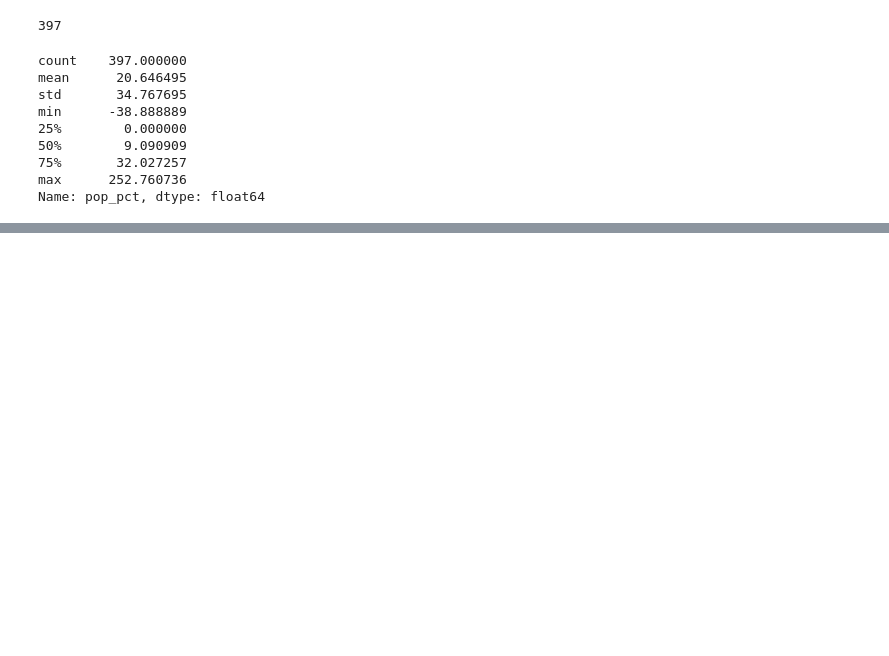
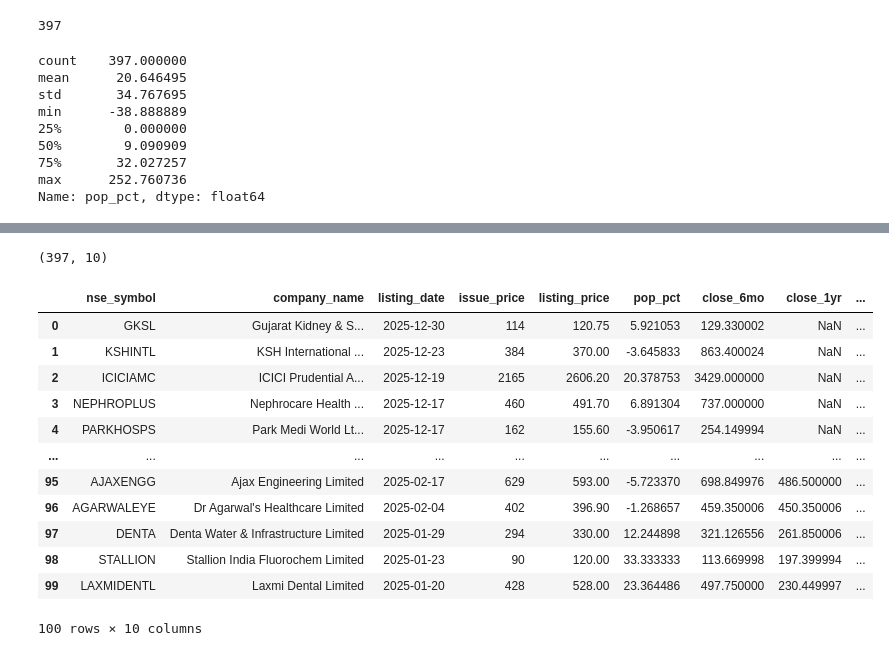
Before and after one commit to sajalmundra/nse-ipo-cohort-analysis, a Jupyter notebook: notebooks/03_sql_return_calculations.ipynb, the cells around one changed output, grey strips where cells are left out. Saved outputs shown, nothing was run; the diff lists cells and outputs as text; code cells hidden in the pictures; blank space fills up the shorter version.

```diff
--- a/notebooks/03_sql_return_calculations.ipynb
+++ b/notebooks/03_sql_return_calculations.ipynb
@@ -13,3 +14,23 @@ print(nifty50.shape)
 (397, 10)
 (305199, 3)
 (2090, 2)
+# %%
+#fix no.1 Premier Energies had wrong NSE symbol, so manual override
+ipo_clean.loc[ipo_clean['company_name'] == 'Premier Energies Limited', 'nse_symbol'] = 'PREMIERENE'
+
+ticker_obj = yf.Ticker('PREMIERENE.NS')
+hist = ticker_obj.history(start='2024-09-03', end='2026-06-30', auto_adjust=True)
+hist = hist.reset_index()
+hist['nse_symbol'] = 'PREMIERENE'
+
+hist['Date'] = hist['Date'].astype(str)
+
+price_history = price_history[price_history['nse_symbol'] != 'PREMIER']
+price_history = pd.concat([price_history,hist[['nse_symbol','Date','Close']]], ignore_index = True)
+# %%
+#fix 2 Protean eGov's listing_date was BSE's date, not NSE's actual first trading date
+protean_first_date = price_history[price_history['nse_symbol'] == 'PROTEAN']['Date'].min()
+ipo_clean.loc[ipo_clean['company_name'].str.contains('Protean', na=False), 'listing_date'] = protean_first_date
+
+print(price_history[price_history['nse_symbol'] == 'PREMIERENE'].shape)
+print(protean_first_date)
@@ -78,0 +151,8 @@ Name: pop_pct, dtype: float64
+# %%
+periods = [(182, '6mo'), (365, '1yr'), (730, '2yr'), (1095, '3yr')]
+results = {}
+
+for day_offset,period in periods:
+    print(f"Running {period}-")
+    results[period] = get_forward_prices(day_offset,period)
+    print(f"Done:{results[period].shape}")
@@ -78,0 +168,25 @@ Name: pop_pct, dtype: float64
+# %%
+master = ipo_clean[['nse_symbol','company_name','listing_date', 'issue_price', 'listing_price', 'pop_pct']].copy()
+
+for period in ['6mo','1yr','2yr','3yr']:
+    price_col = f'close_{period}'
+    merge_cols =['nse_symbol',price_col]
+    master = master.merge(results[period][merge_cols], on ='nse_symbol', how ='left')
+
+print(master.shape)
+master.head(100)
+# %% [output]
+(397, 10)
+|  | nse_symbol | company_name | listing_date | issue_price | listing_price | pop_pct | close_6mo | close_1yr | ... |
+| 0 | GKSL | Gujarat Kidney & S... | 2025-12-30 | 114 | 120.75 | 5.921053 | 129.330002 | NaN | ... |
+| 1 | KSHINTL | KSH International ... | 2025-12-23 | 384 | 370.00 | -3.645833 | 863.400024 | NaN | ... |
+| 2 | ICICIAMC | ICICI Prudential A... | 2025-12-19 | 2165 | 2606.20 | 20.378753 | 3429.000000 | NaN | ... |
+| 3 | NEPHROPLUS | Nephrocare Health ... | 2025-12-17 | 460 | 491.70 | 6.891304 | 737.000000 | NaN | ... |
+| 4 | PARKHOSPS | Park Medi World Lt... | 2025-12-17 | 162 | 155.60 | -3.950617 | 254.149994 | NaN | ... |
+| ... | ... | ... | ... | ... | ... | ... | ... | ... | ... |
+| 95 | AJAXENGG | Ajax Engineering Limited | 2025-02-17 | 629 | 593.00 | -5.723370 | 698.849976 | 486.500000 | ... |
+| 96 | AGARWALEYE | Dr Agarwal's Healthcare Limited | 2025-02-04 | 402 | 396.90 | -1.268657 | 459.350006 | 450.350006 | ... |
+| 97 | DENTA | Denta Water & Infrastructure Limited | 2025-01-29 | 294 | 330.00 | 12.244898 | 321.126556 | 261.850006 | ... |
+| 98 | STALLION | Stallion India Fluorochem Limited | 2025-01-23 | 90 | 120.00 | 33.333333 | 113.669998 | 197.399994 | ... |
+| 99 | LAXMIDENTL | Laxmi Dental Limited | 2025-01-20 | 428 | 528.00 | 23.364486 | 497.750000 | 230.449997 | ... |
+100 rows × 10 columns
```
Also changed, not shown: parts of 20 cells of this notebook, 2 other files.
